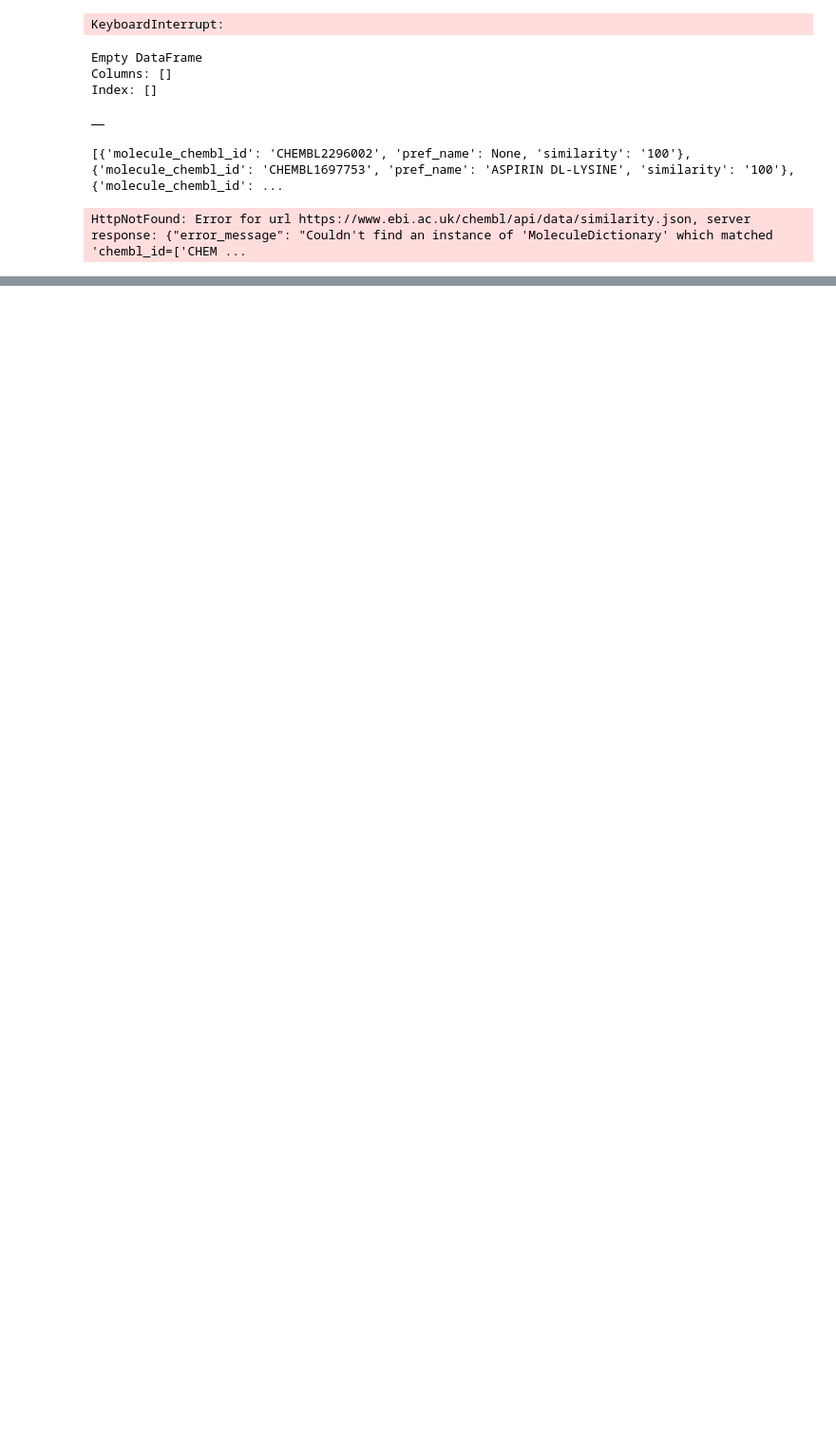
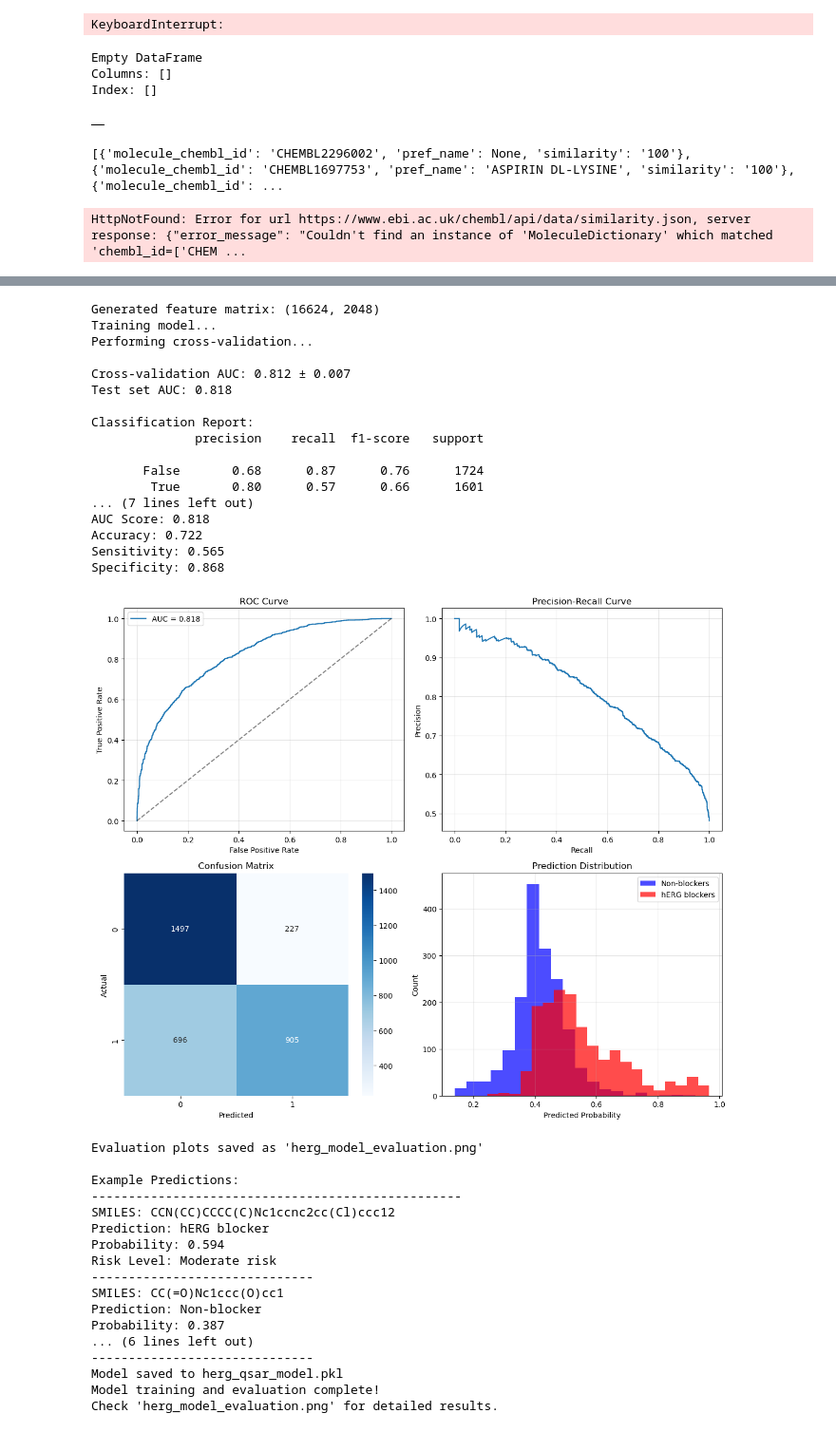
Before and after one commit to FazinHan/QSAR-Project, a Jupyter notebook: dev.ipynb, the cells around one changed output, grey strips where cells are left out. Shown: that part at 95% size. Drawn from its saved outputs; the diff is of its cells as text; code cells hidden in the pictures; blank space fills up the shorter version.

```diff
--- a/dev.ipynb
+++ b/dev.ipynb
@@ -137,7 +181,7 @@ model = HERGQSARModel(fingerprint_type='morgan', model_type='rf')
 
 # Create sample dataset
 # df = model.create_sample_dataset(n_samples=500)
-df = clean_ds
+df = clean_df
 
 # Train the model
 training_results = model.train(df, test_size=0.2, cv_folds=5)
@@ -176,0 +228,35 @@ KeyError: 'canonical_smiles'
+Generated feature matrix: (16624, 2048)
+Training model...
+Performing cross-validation...
+
+Cross-validation AUC: 0.812 ± 0.007
+Test set AUC: 0.818
+
+Classification Report:
+              precision    recall  f1-score   support
+
+       False       0.68      0.87      0.76      1724
+        True       0.80      0.57      0.66      1601
+... (7 lines left out)
+AUC Score: 0.818
+Accuracy: 0.722
+Sensitivity: 0.565
+Specificity: 0.868
+[figure, added]
+Evaluation plots saved as 'herg_model_evaluation.png'
+
+Example Predictions:
+--------------------------------------------------
+SMILES: CCN(CC)CCCC(C)Nc1ccnc2cc(Cl)ccc12
+Prediction: hERG blocker
+Probability: 0.594
+Risk Level: Moderate risk
+------------------------------
+SMILES: CC(=O)Nc1ccc(O)cc1
+Prediction: Non-blocker
+Probability: 0.387
+... (6 lines left out)
+------------------------------
+Model saved to herg_qsar_model.pkl
+Model training and evaluation complete!
+Check 'herg_model_evaluation.png' for detailed results.
```
Also changed, not shown: parts of 2 cells of this notebook, 3 other files.
